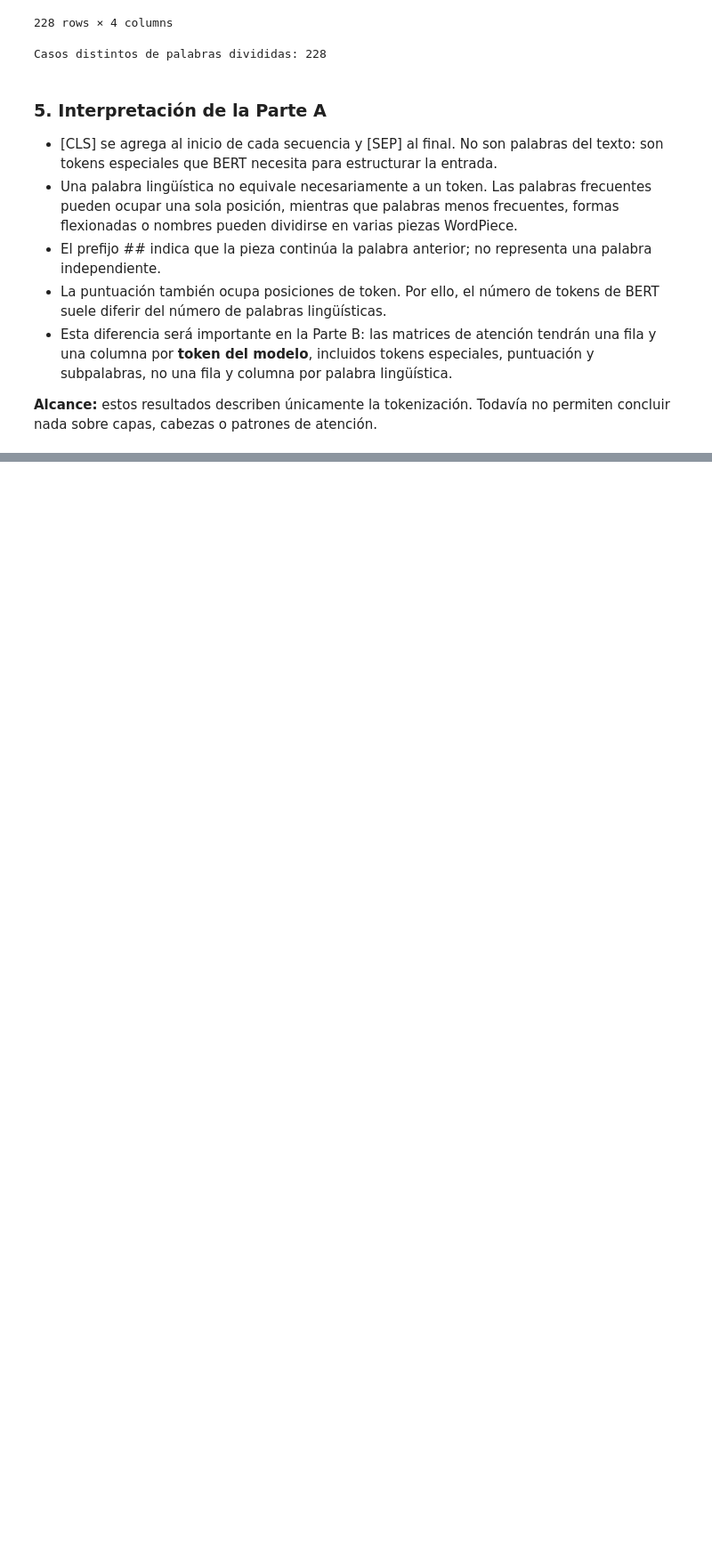
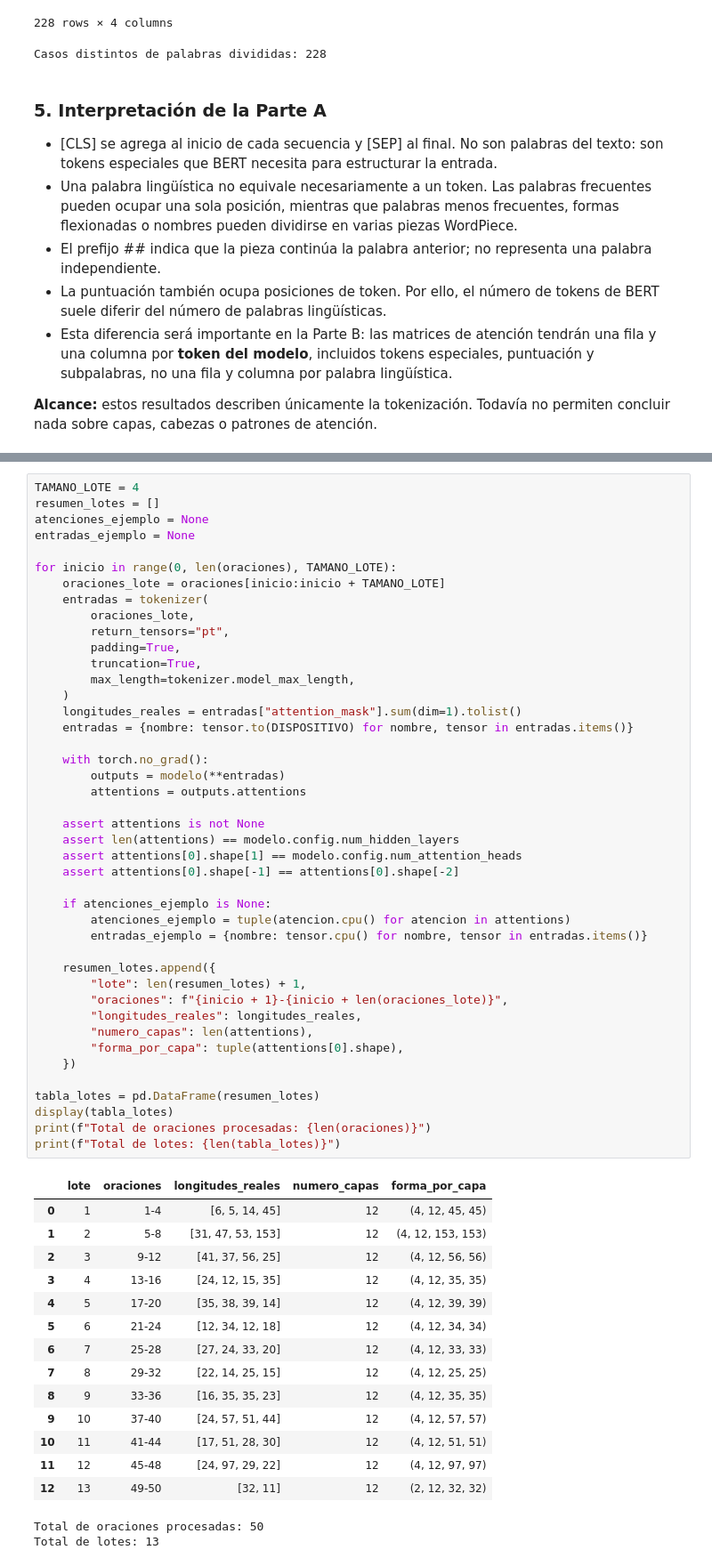
Before and after one commit to nel-eleven11/Lab_3_NLP, a Jupyter notebook: Laboratorio 3.ipynb, the cells around one changed output, grey strips where cells are left out. Shown at 89% size. Drawn from its saved outputs; the diff is of its cells as text; blank space fills up the shorter version.

Commit message:
feat: Part B, Model execution

```diff
--- a/Laboratorio 3.ipynb
+++ b/Laboratorio 3.ipynb
@@ -210,0 +262,60 @@ Casos distintos de palabras divididas: 228
+# %%
+TAMANO_LOTE = 4
+resumen_lotes = []
+atenciones_ejemplo = None
+entradas_ejemplo = None
+
+for inicio in range(0, len(oraciones), TAMANO_LOTE):
+    oraciones_lote = oraciones[inicio:inicio + TAMANO_LOTE]
+    entradas = tokenizer(
+        oraciones_lote,
+        return_tensors="pt",
+        padding=True,
+        truncation=True,
+        max_length=tokenizer.model_max_length,
+    )
+    longitudes_reales = entradas["attention_mask"].sum(dim=1).tolist()
+    entradas = {nombre: tensor.to(DISPOSITIVO) for nombre, tensor in entradas.items()}
+
+    with torch.no_grad():
+        outputs = modelo(**entradas)
+        attentions = outputs.attentions
+
+    assert attentions is not None
+    assert len(attentions) == modelo.config.num_hidden_layers
+    assert attentions[0].shape[1] == modelo.config.num_attention_heads
+    assert attentions[0].shape[-1] == attentions[0].shape[-2]
+
+    if atenciones_ejemplo is None:
+        atenciones_ejemplo = tuple(atencion.cpu() for atencion in attentions)
+        entradas_ejemplo = {nombre: tensor.cpu() for nombre, tensor in entradas.items()}
+
+    resumen_lotes.append({
+        "lote": len(resumen_lotes) + 1,
+        "oraciones": f"{inicio + 1}-{inicio + len(oraciones_lote)}",
+        "longitudes_reales": longitudes_reales,
+        "numero_capas": len(attentions),
+        "forma_por_capa": tuple(attentions[0].shape),
+    })
+
+tabla_lotes = pd.DataFrame(resumen_lotes)
+display(tabla_lotes)
+print(f"Total de oraciones procesadas: {len(oraciones)}")
+print(f"Total de lotes: {len(tabla_lotes)}")
+# %% [output]
+|  | lote | oraciones | longitudes_reales | numero_capas | forma_por_capa |
+| 0 | 1 | 1-4 | [6, 5, 14, 45] | 12 | (4, 12, 45, 45) |
+| 1 | 2 | 5-8 | [31, 47, 53, 153] | 12 | (4, 12, 153, 153) |
+| 2 | 3 | 9-12 | [41, 37, 56, 25] | 12 | (4, 12, 56, 56) |
+| 3 | 4 | 13-16 | [24, 12, 15, 35] | 12 | (4, 12, 35, 35) |
+| 4 | 5 | 17-20 | [35, 38, 39, 14] | 12 | (4, 12, 39, 39) |
+| 5 | 6 | 21-24 | [12, 34, 12, 18] | 12 | (4, 12, 34, 34) |
+| 6 | 7 | 25-28 | [27, 24, 33, 20] | 12 | (4, 12, 33, 33) |
+| 7 | 8 | 29-32 | [22, 14, 25, 15] | 12 | (4, 12, 25, 25) |
+| 8 | 9 | 33-36 | [16, 35, 35, 23] | 12 | (4, 12, 35, 35) |
+| 9 | 10 | 37-40 | [24, 57, 51, 44] | 12 | (4, 12, 57, 57) |
+| 10 | 11 | 41-44 | [17, 51, 28, 30] | 12 | (4, 12, 51, 51) |
+| 11 | 12 | 45-48 | [24, 97, 29, 22] | 12 | (4, 12, 97, 97) |
+| 12 | 13 | 49-50 | [32, 11] | 12 | (2, 12, 32, 32) |
+Total de oraciones procesadas: 50
+Total de lotes: 13
```
Also changed, not shown: parts of 9 cells of this notebook.
